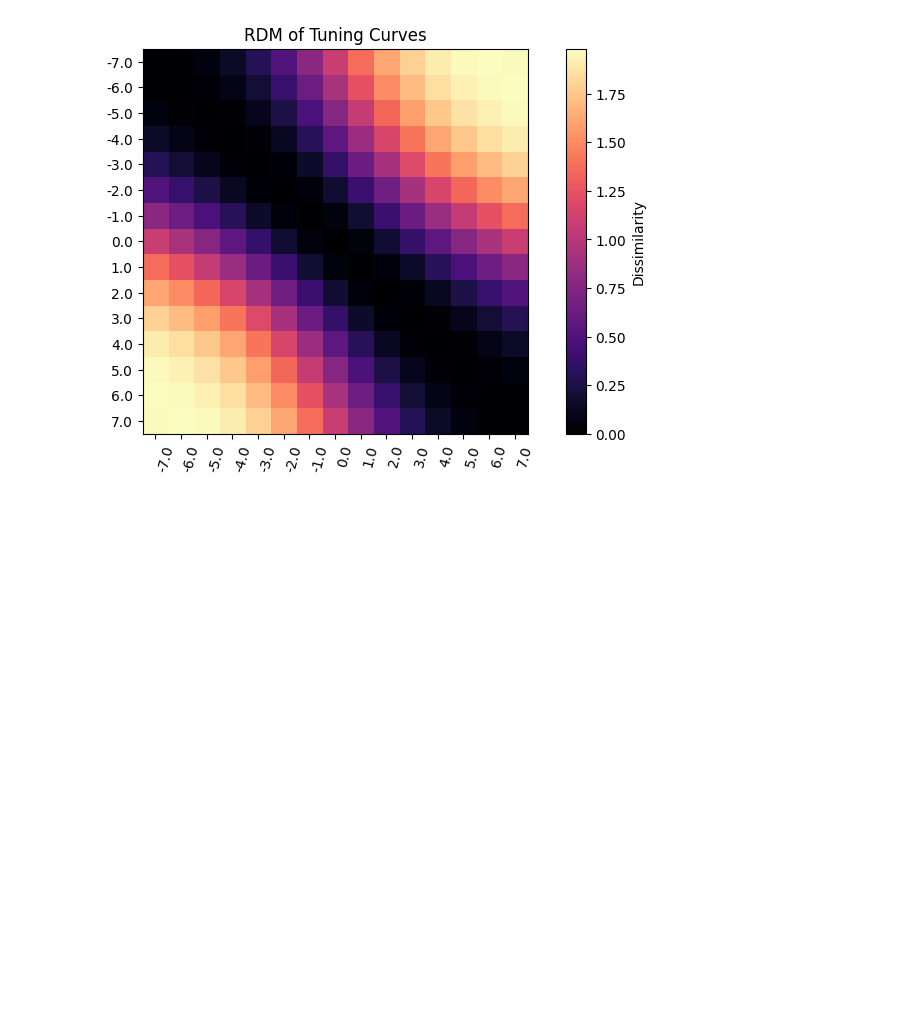
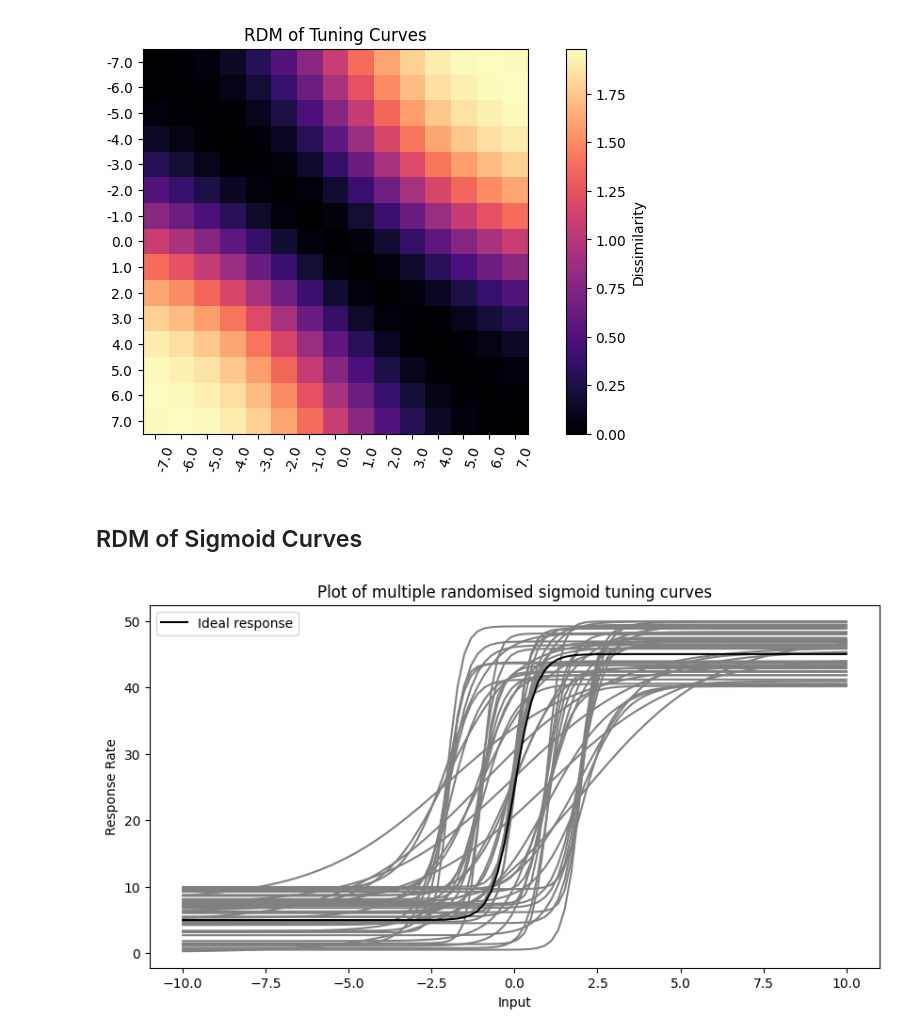
Before and after one commit to rates37/Build-Your-Own-Embedding, a Jupyter notebook: notebooks/neuronal_tuning_curves.ipynb, the cells around one changed output. Drawn from its saved outputs; the diff is of its cells as text; code cells hidden in the pictures; blank space fills up the shorter version.

```diff
--- a/notebooks/neuronal_tuning_curves.ipynb
+++ b/notebooks/neuronal_tuning_curves.ipynb
@@ -266,3 +267,50 @@ plot_rdm(compute_RDM(curves), cmap='magma', labels=labels)
 # %% [output]
 [figure]
 [figure]
+# %% [markdown]
+## RDM of Sigmoid Curves
+# %%
+# Generating multiple curves:
+curves: List[np.ndarray] = []
+x: np.ndarray = np.linspace(-10, 10, 100)
+maxResponse: int = 50
+minResponse: int = 0
+correctOrientation: int = 0
+stdev: int = 1
+
+
+x: np.ndarray = np.linspace(-10, 10, 100)
+
+# Setting the ranges for each parameter of the sigmoid curve
+minResponseRange: Tuple[int] = (0, 10)
+maxResponseRange: Tuple[int] = (40, 50)
+pivotPointRange: Tuple[int] = (-2, 2)
+steepnessRange: Tuple[int] = (0.5, 5)
+
+# Generate the ideal response:
+idealResponse: np.ndarray = sigmoid_tuning(x, 3, 0, 5, 45)
+
+# Generate random sigmoids with parameters in specified ranges
+for steepness in np.linspace(steepnessRange[0], steepnessRange[1], 10):
+    for pivot in np.linspace(pivotPointRange[0], pivotPointRange[1], 5):
+        curves.append(sigmoid_tuning(
+            x,
+            steepness,
+            pivot,
+            random.uniform(*minResponseRange),
+            random.uniform(*maxResponseRange))
+        )
+
+
+# Plot each of the curves:
+fig: plt.Figure = plt.figure(figsize=(10,5))
+for curve in curves:
+    plt.plot(x, curve, '-', color="gray")
+plt.plot(x, idealResponse, '-', color="black", label=r"Ideal response")
+plt.xlabel(r"Input")
+plt.ylabel(r"Response Rate")
+plt.title(r"Plot of multiple randomised sigmoid tuning curves")
+plt.legend()
+plt.show()
+# %% [output]
+[figure, added]
```
Also changed, not shown: parts of 3 cells of this notebook.
